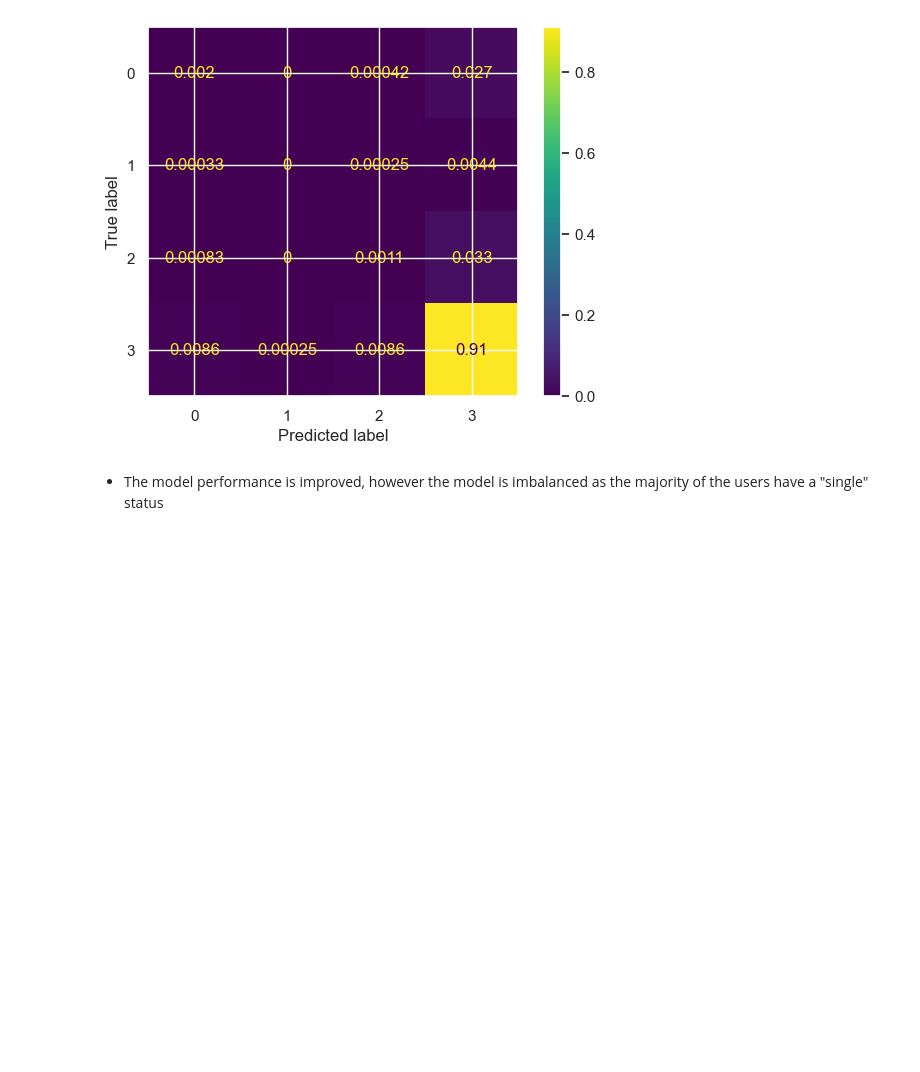
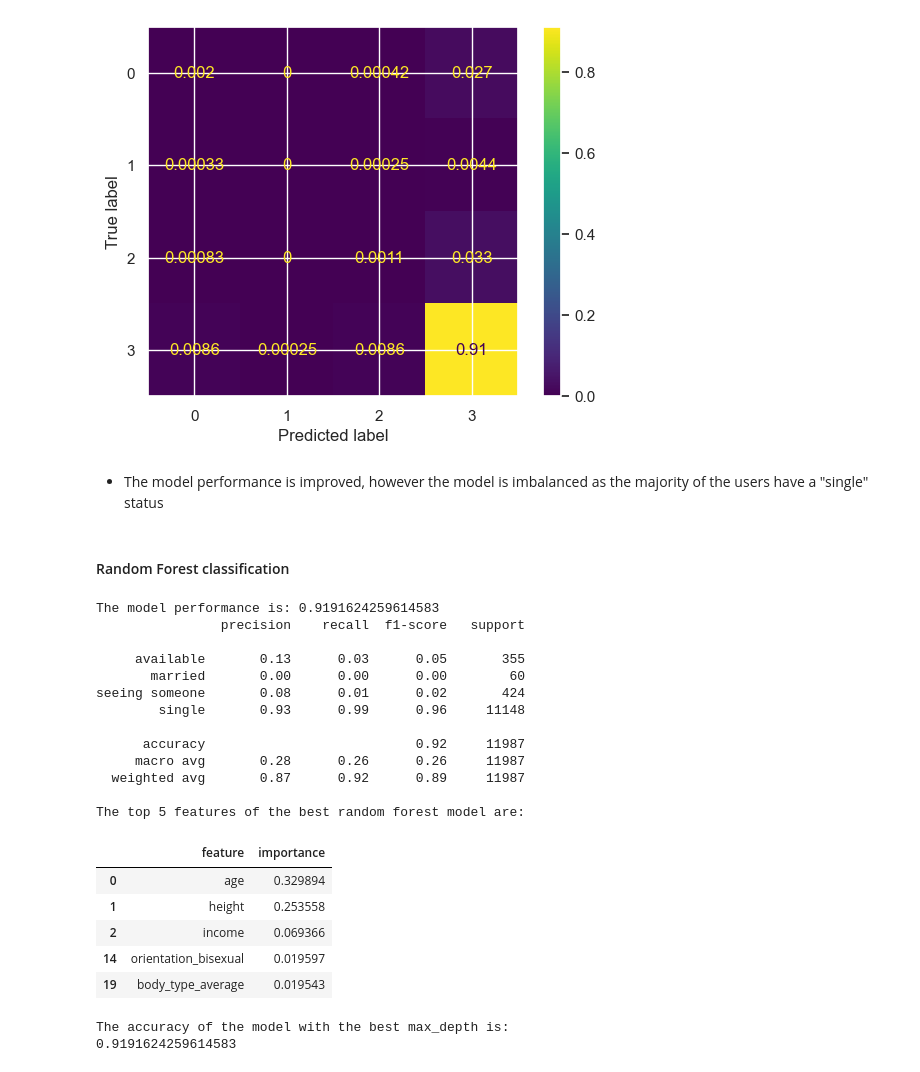
Before and after one commit to GALLP900/CodAcG_Github, a Jupyter notebook: Python_Training/Machine Learning III/OKCupid-Date-A-Scientist-Starter/date-a-scientist.ipynb, the cells around one changed output. Cells and saved outputs as stored; diff of their text form; code cells hidden in the pictures; blank space fills up the shorter version.

```diff
--- a/Python_Training/Machine Learning III/OKCupid-Date-A-Scientist-Starter/date-a-scientist.ipynb
+++ b/Python_Training/Machine Learning III/OKCupid-Date-A-Scientist-Starter/date-a-scientist.ipynb
@@ -547,3 +550,46 @@ seeing someone       0.10      0.03      0.05       424
 [figure]
 # %% [markdown]
 - The model performance is improved, however the model is imbalanced as the majority of the users have a "single" status
+# %% [markdown]
+#### Random Forest classification
+# %%
+# Random Forest classification
+
+# train the model
+rf = RandomForestClassifier(n_estimators=100, random_state=42)
+rf.fit(X_train, y_train)
+y_pred = rf.predict(X_test)
+
+# model performance
+print(f'The model performance is: {rf.score(X_test, y_test)}')
+print(classification_report(y_test, y_pred))
+
+# plot the top 5 feautures
+importances = pd.DataFrame(zip(X_train.columns,rf.feature_importances_), columns=['feature','importance'])
+importances.sort_values(by='importance', ascending=False, inplace=True)
+print('The top 5 features of the best random forest model are:')
+display(importances.head())
+print('The accuracy of the model with the best max_depth is:')
+print(accuracy_score(y_test, rf.predict(X_test)))
+# %% [output]
+The model performance is: 0.9191624259614583
+                precision    recall  f1-score   support
+
+     available       0.13      0.03      0.05       355
+       married       0.00      0.00      0.00        60
+seeing someone       0.08      0.01      0.02       424
+        single       0.93      0.99      0.96     11148
+
+      accuracy                           0.92     11987
+     macro avg       0.28      0.26      0.26     11987
+  weighted avg       0.87      0.92      0.89     11987
+
+The top 5 features of the best random forest model are:
+|  | feature | importance |
+| 0 | age | 0.329894 |
+| 1 | height | 0.253558 |
+| 2 | income | 0.069366 |
+| 14 | orientation_bisexual | 0.019597 |
+| 19 | body_type_average | 0.019543 |
+The accuracy of the model with the best max_depth is:
+0.9191624259614583
```
Also changed, not shown: parts of 6 cells of this notebook.
